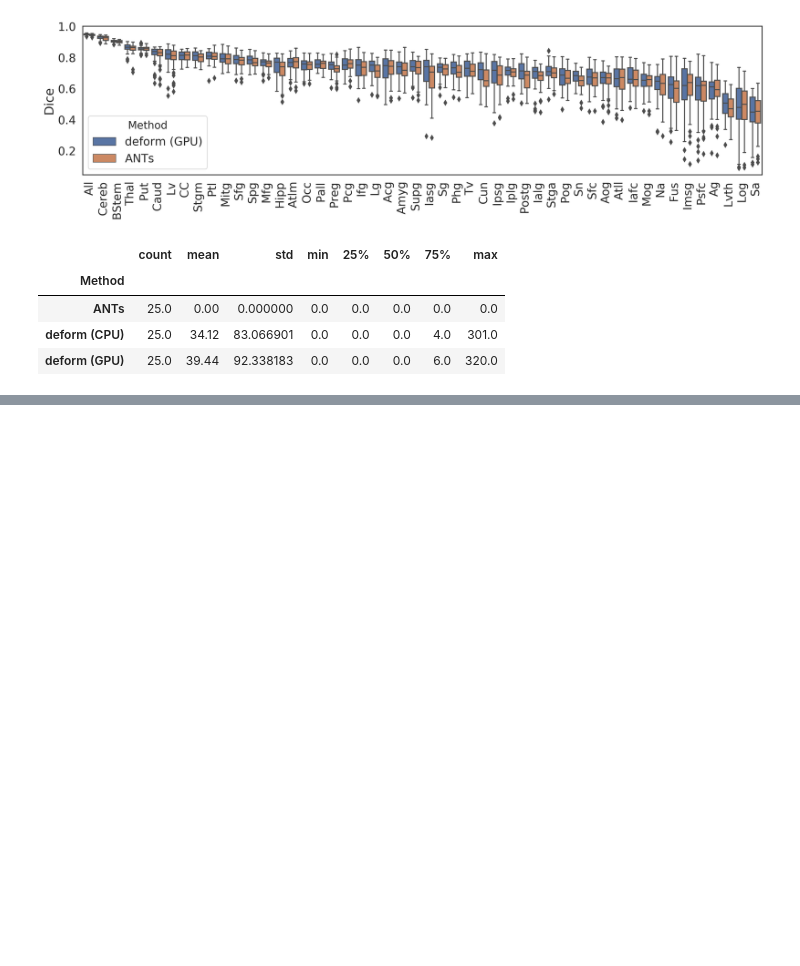
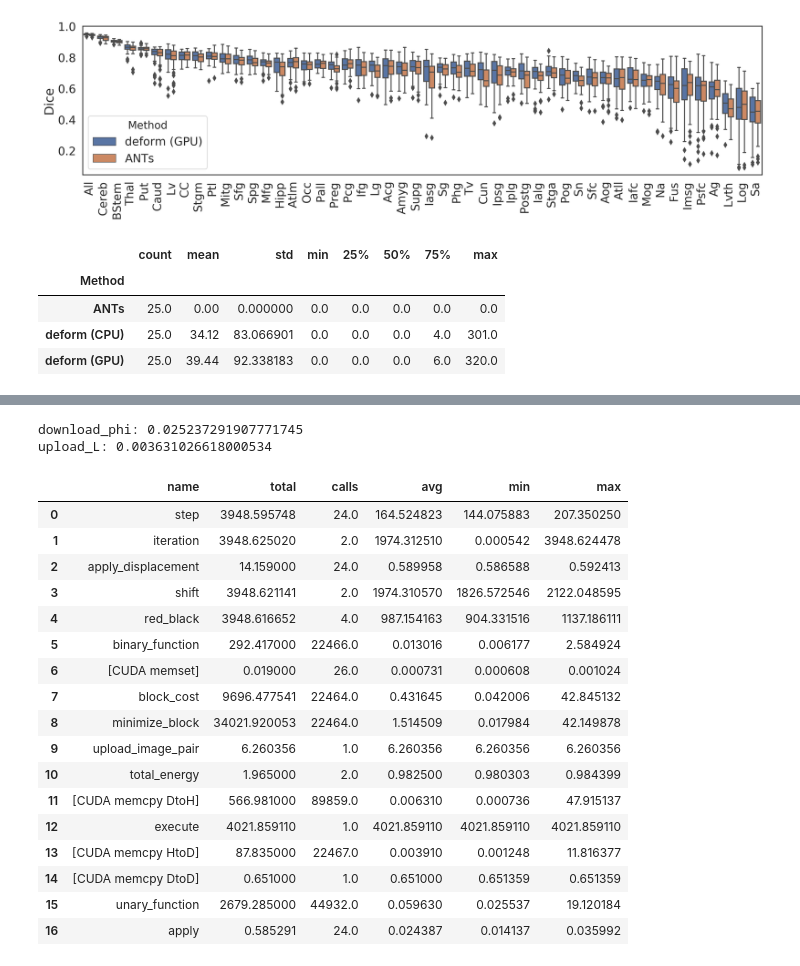
Before and after one commit to simeks/deform-eval, a Jupyter notebook: results.ipynb, the cells around one changed output, grey strips where cells are left out. Saved outputs shown, nothing was run; the diff lists cells and outputs as text; code cells hidden in the pictures; blank space fills up the shorter version.

Commit message:
Profiling results

```diff
--- a/results.ipynb
+++ b/results.ipynb
@@ -208,3 +208,8 @@ njac_data.groupby('Method').njac.describe()
 | ANTs | 25.0 | 0.00 | 0.000000 | 0.0 | 0.0 | 0.0 | 0.0 | 0.0 |
 | deform (CPU) | 25.0 | 34.12 | 83.066901 | 0.0 | 0.0 | 0.0 | 4.0 | 301.0 |
 | deform (GPU) | 25.0 | 39.44 | 92.338183 | 0.0 | 0.0 | 0.0 | 6.0 | 320.0 |
+# %%
+# Profiling
+
+prof_cpu = pandas.read_csv('results/prof_cpu.csv')
+prof_gpu = pandas.read_csv('results/prof_gpu.csv')
@@ -210,0 +226,36 @@ njac_data.groupby('Method').njac.describe()
+# %%
+# Download phi is calculated as:
+# Total device to host (DtoH) / (num blocks*num iterations) (22466)
+
+download_phi = float(prof_gpu[prof_gpu.name=='[CUDA memcpy DtoH]'].total) / 22466
+
+# Upload L is calculated as:
+# (Total device to host (HtoD) - time to upload image pairs) / (num blocks*num iterations)
+
+upload_L = (float(prof_gpu[prof_gpu.name=='[CUDA memcpy HtoD]'].total)-float(prof_gpu[prof_gpu.name=='upload_image_pair'].total)) / 22466
+
+print('download_phi: {}'.format(download_phi))
+print('upload_L: {}'.format(upload_L))
+
+prof_gpu
+# %% [output]
+download_phi: 0.025237291907771745
+upload_L: 0.003631026618000534
+|  | name | total | calls | avg | min | max |
+| 0 | step | 3948.595748 | 24.0 | 164.524823 | 144.075883 | 207.350250 |
+| 1 | iteration | 3948.625020 | 2.0 | 1974.312510 | 0.000542 | 3948.624478 |
+| 2 | apply_displacement | 14.159000 | 24.0 | 0.589958 | 0.586588 | 0.592413 |
+| 3 | shift | 3948.621141 | 2.0 | 1974.310570 | 1826.572546 | 2122.048595 |
+| 4 | red_black | 3948.616652 | 4.0 | 987.154163 | 904.331516 | 1137.186111 |
+| 5 | binary_function | 292.417000 | 22466.0 | 0.013016 | 0.006177 | 2.584924 |
+| 6 | [CUDA memset] | 0.019000 | 26.0 | 0.000731 | 0.000608 | 0.001024 |
+| 7 | block_cost | 9696.477541 | 22464.0 | 0.431645 | 0.042006 | 42.845132 |
+| 8 | minimize_block | 34021.920053 | 22464.0 | 1.514509 | 0.017984 | 42.149878 |
+| 9 | upload_image_pair | 6.260356 | 1.0 | 6.260356 | 6.260356 | 6.260356 |
+| 10 | total_energy | 1.965000 | 2.0 | 0.982500 | 0.980303 | 0.984399 |
+| 11 | [CUDA memcpy DtoH] | 566.981000 | 89859.0 | 0.006310 | 0.000736 | 47.915137 |
+| 12 | execute | 4021.859110 | 1.0 | 4021.859110 | 4021.859110 | 4021.859110 |
+| 13 | [CUDA memcpy HtoD] | 87.835000 | 22467.0 | 0.003910 | 0.001248 | 11.816377 |
+| 14 | [CUDA memcpy DtoD] | 0.651000 | 1.0 | 0.651000 | 0.651359 | 0.651359 |
+| 15 | unary_function | 2679.285000 | 44932.0 | 0.059630 | 0.025537 | 19.120184 |
+| 16 | apply | 0.585291 | 24.0 | 0.024387 | 0.014137 | 0.035992 |
```
Also changed, not shown: parts of 1 cell of this notebook, 2 other files.
